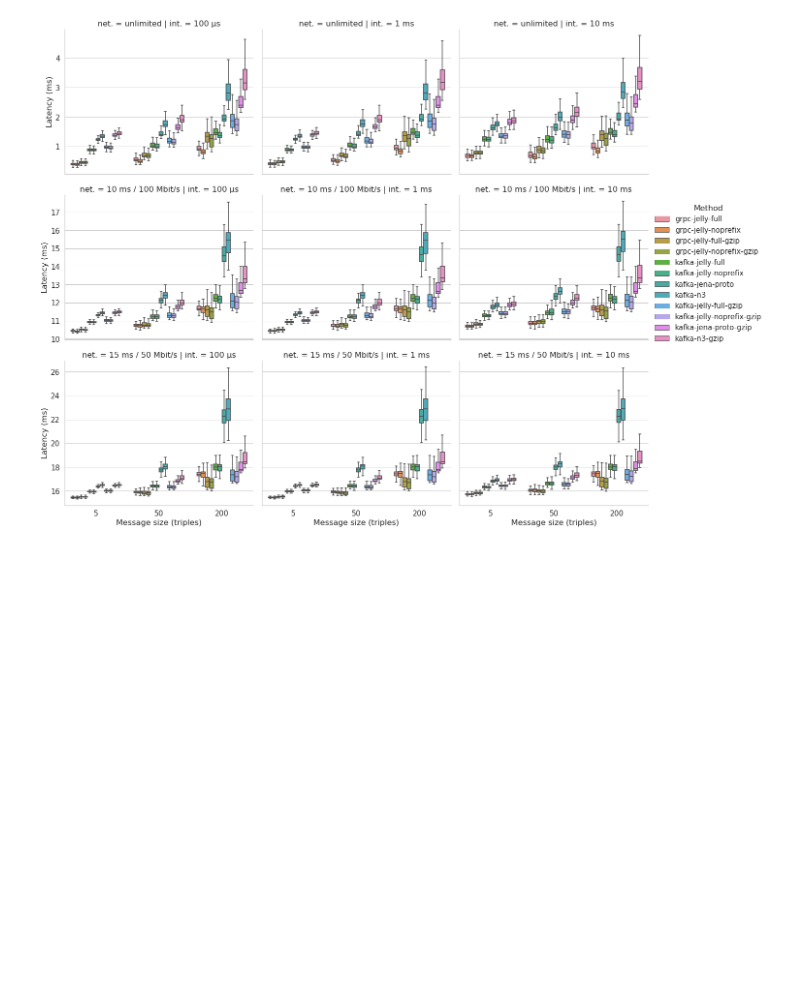
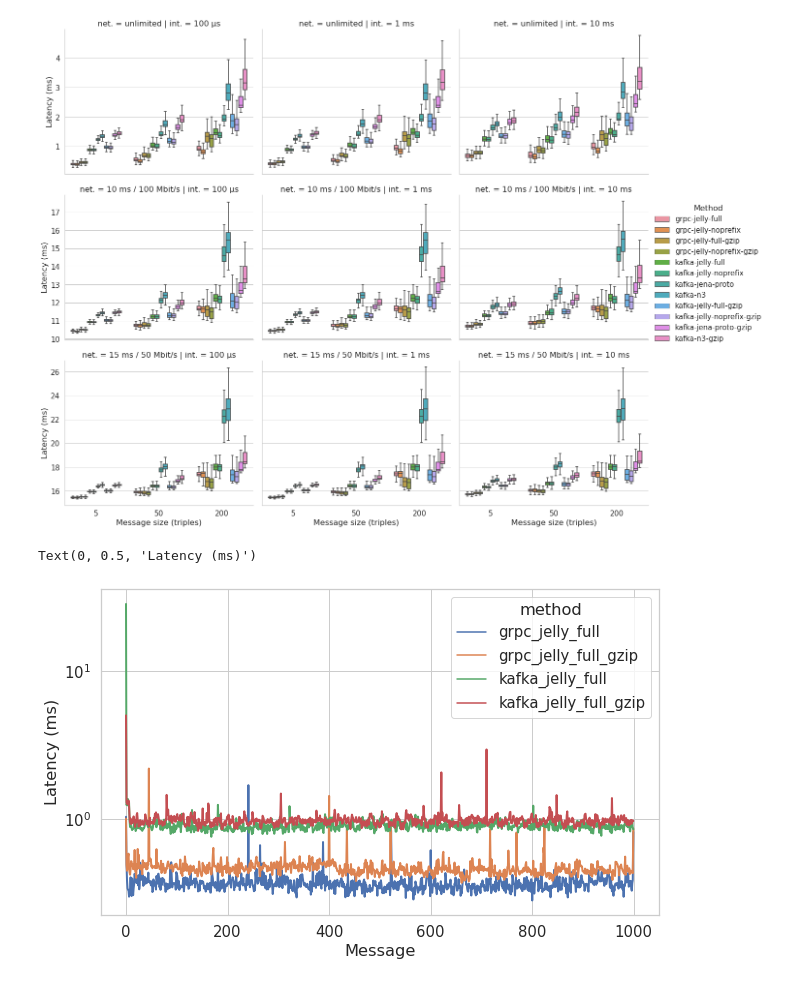
Before and after one commit to Ostrzyciel/jelly-wfiot-2022, a Jupyter notebook: eda/latency.ipynb, the cells around one changed output. Drawn from its saved outputs; the diff is of its cells as text; code cells hidden in the pictures; blank space fills up the shorter version.

Commit message:
Update latency notebook

```diff
--- a/eda/latency.ipynb
+++ b/eda/latency.ipynb
@@ -221,3 +214,16 @@ plt.savefig('extra/img/latency_all.eps')
 # %% [output]
 <Figure size 2160x2160 with 0 Axes>
 [figure]
+# %%
+plt.figure(figsize=(10, 6))
+dt_plot = dt_exps[(dt_exps.network == 'unlimited') & (dt_exps.interval == '100 microseconds') & (dt_exps.method.str.contains('jelly_full')) & (dt_exps.mSize == '5') & (dt_exps.dataset == 'aemet-1')]\
+    [['method', 'n', 'latency']]
+#dt_result = pd.DataFrame(np.stack((d_ex[:, 2], d_kafka[:, 2])).T, columns=('grpc', 'kafka'))
+
+sns.lineplot(data=dt_plot, x='n', y='latency', hue='method', linewidth=2)
+plt.yscale('log')
+plt.xlabel('Message')
+plt.ylabel('Latency (ms)')
+# %% [output]
+Text(0, 0.5, 'Latency (ms)')
+[figure, added]
```
Also changed, not shown: parts of 4 cells of this notebook.
